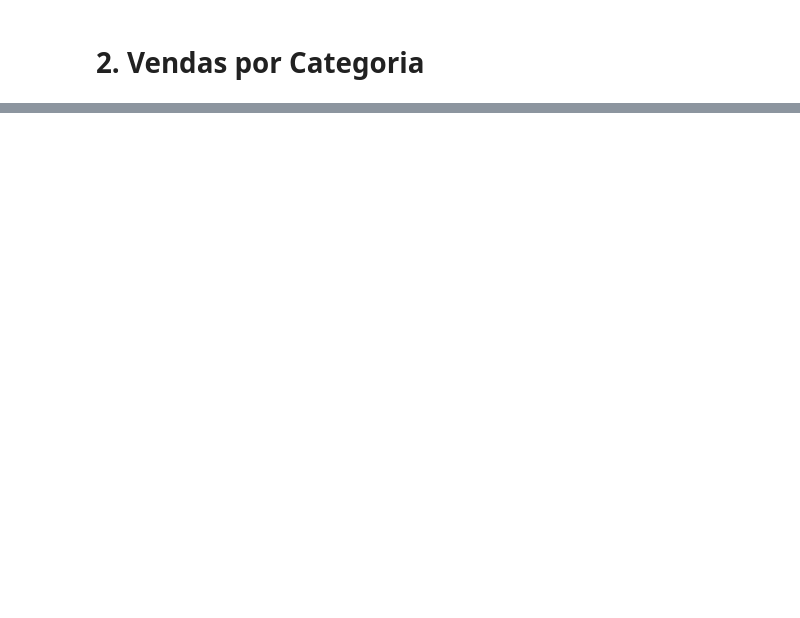
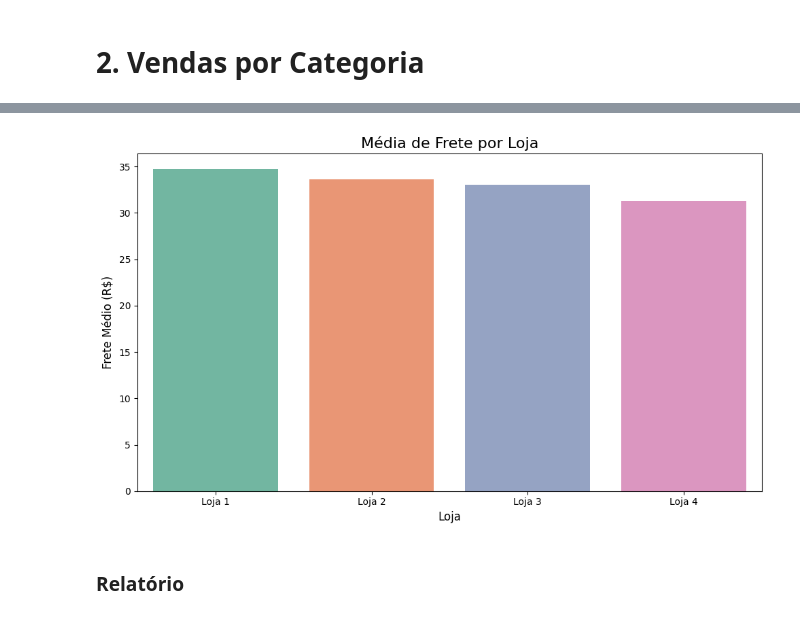
Before and after one commit to silfersan/challenge-aluradatacience, a Jupyter notebook: AluraStoreBr.ipynb, the cells around one changed output, grey strips where cells are left out. Cells and saved outputs as stored; diff of their text form; code cells hidden in the pictures; blank space fills up the shorter version.

```diff
--- a/AluraStoreBr.ipynb
+++ b/AluraStoreBr.ipynb
@@ -77,0 +327,20 @@ Custo médio de frete:24.68
+# %%
+import matplotlib.pyplot as plt
+import seaborn as sns
+import pandas as pd
+
+media_frete_por_loja = todas_lojas.groupby('Loja')['Frete'].mean().reset_index()
+
+plt.figure(figsize=(10, 6))
+sns.barplot(data=media_frete_por_loja, x='Loja', y='Frete', hue='Loja', palette='Set2', legend=False)
+
+plt.title('Média de Frete por Loja', fontsize=16)
+plt.xlabel('Loja', fontsize=12)
+plt.ylabel('Frete Médio (R$)', fontsize=12)
+
+plt.tight_layout()
+plt.show()
+# %% [output]
+[figure, added]
+# %% [markdown]
+### **Relatório**
```
Also changed, not shown: parts of 16 cells of this notebook.
